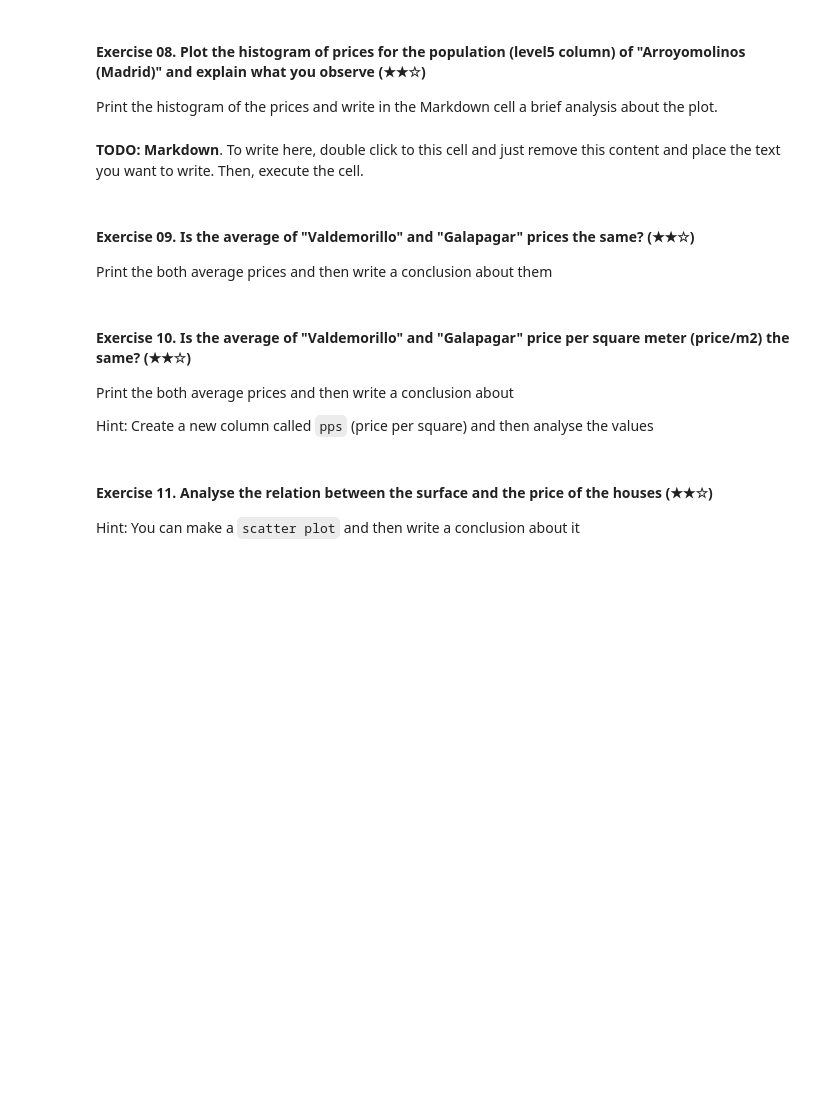
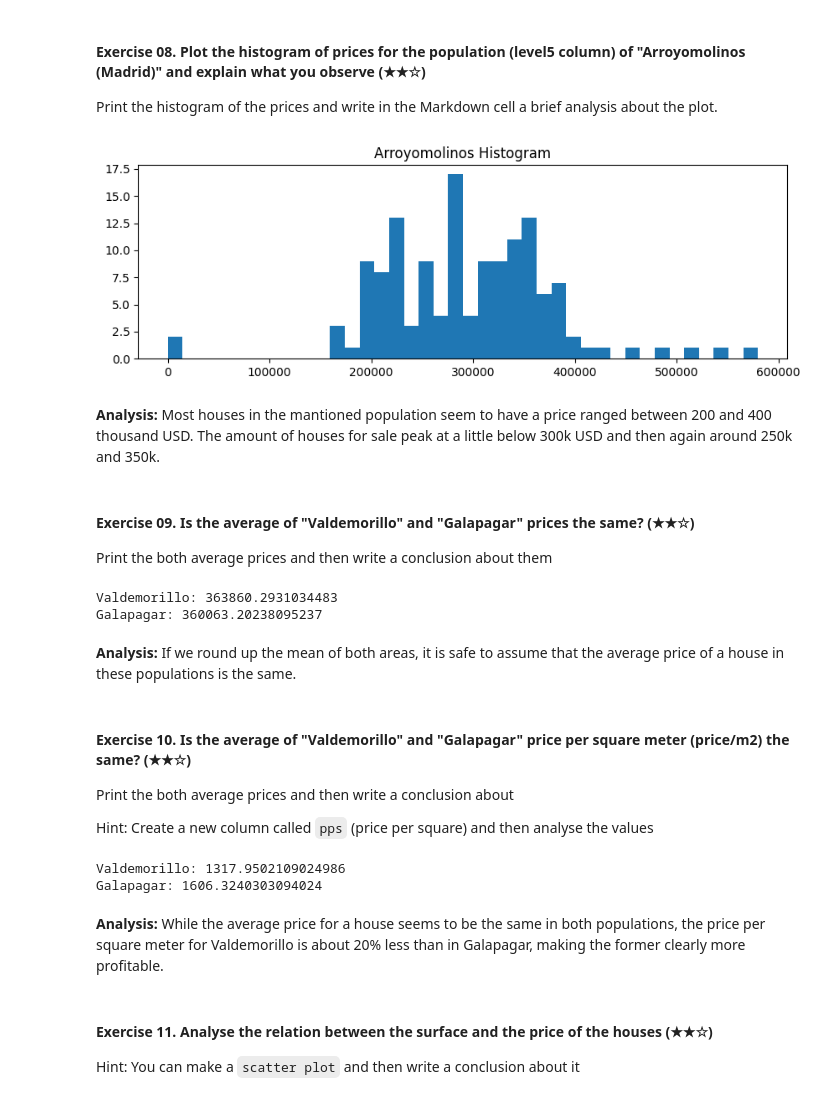
Before and after one commit to ElGuayaba/realestate-datacleanup-exercise, a Jupyter notebook: project.ipynb, the cells around one changed output. Saved outputs shown, nothing was run; the diff lists cells and outputs as text; code cells hidden in the pictures; blank space fills up the shorter version.

```diff
--- a/project.ipynb
+++ b/project.ipynb
@@ -195,18 +195,41 @@ print(desiredPopulation['price'].mean())
 Print the histogram of the prices and write in the Markdown cell a brief analysis about the plot.
 # %%
 import pandas as pd
+import matplotlib.pyplot as plt
 
 ds = pd.read_csv('assets/real_estate.csv', sep=';')
 
-desiredPopulation = ds[ds['level5'] == 'Arroyomolinos (Madrid)']
+firstPopulation = ds[ds['level5'] == 'Arroyomolinos (Madrid)']
+
+plt.figure(figsize = (10, 3))
+
+plt.hist(firstPopulation['price'], bins = 40)
+
+plt.title("Arroyomolinos Histogram")
+plt.show()
+# %% [output]
+[figure, added]
 # %% [markdown]
-**TODO: Markdown**. To write here, double click to this cell and just remove this content and place the text you want to write. Then, execute the cell.
+**Analysis:** Most houses in the mantioned population seem to have a price ranged between 200 and 400 thousand USD. The amount of houses for sale peak at a little below 300k USD and then again around 250k and 350k.
 # %% [markdown]
 #### Exercise 09. Is the average of "Valdemorillo" and "Galapagar" prices the same? (★★☆)
 
 Print the both average prices and then write a conclusion about them
 # %%
-# TODO
+import pandas as pd
+
+ds = pd.read_csv('assets/real_estate.csv', sep=';')
+
+firstPopulation = ds[ds['level5'] == 'Valdemorillo']
+secondPopulation = ds[ds['level5'] == 'Galapagar']
+
+print('Valdemorillo: ' +str(firstPopulation['price'].mean()))
+print('Galapagar: ' + str(secondPopulation['price'].mean()))
+# %% [output]
+Valdemorillo: 363860.2931034483
+Galapagar: 360063.20238095237
+# %% [markdown]
+**Analysis:** If we round up the mean of both areas, it is safe to assume that the average price of a house in these populations is the same.
 # %% [markdown]
 #### Exercise 10. Is the average of "Valdemorillo" and "Galapagar" price per square meter (price/m2) the same? (★★☆)
 
@@ -214,7 +237,26 @@ Print the both average prices and then write a conclusion about
 
 Hint: Create a new column called `pps` (price per square) and then analyse the values
 # %%
-# TODO
+import pandas as pd
+
+ds = pd.read_csv('assets/real_estate.csv', sep=';')
+
+firstPopulation = ds[ds['level5'] == 'Valdemorillo']
+secondPopulation = ds[ds['level5'] == 'Galapagar']
+
+firstPPSM = firstPopulation['price']/firstPopulation['surface']
+secondPPSM = secondPopulation['price']/secondPopulation['surface']
+
+# print('Valdemorillo: ' +str(firstPopulation['price'].mean()))
+# print('Galapagar: ' + str(secondPopulation['price'].mean()))
+
+print('Valdemorillo: ' +str(firstPPSM.mean()))
+print('Galapagar: ' + str(secondPPSM.mean()))
+# %% [output]
+Valdemorillo: 1317.9502109024986
+Galapagar: 1606.3240303094024
+# %% [markdown]
+**Analysis:** While the average price for a house seems to be the same in both populations, the price per square meter for Valdemorillo is about 20% less than in Galapagar, making the former clearly more profitable.
 # %% [markdown]
 #### Exercise 11. Analyse the relation between the surface and the price of the houses (★★☆)
 
```
Also changed, not shown: parts of 8 cells of this notebook.
